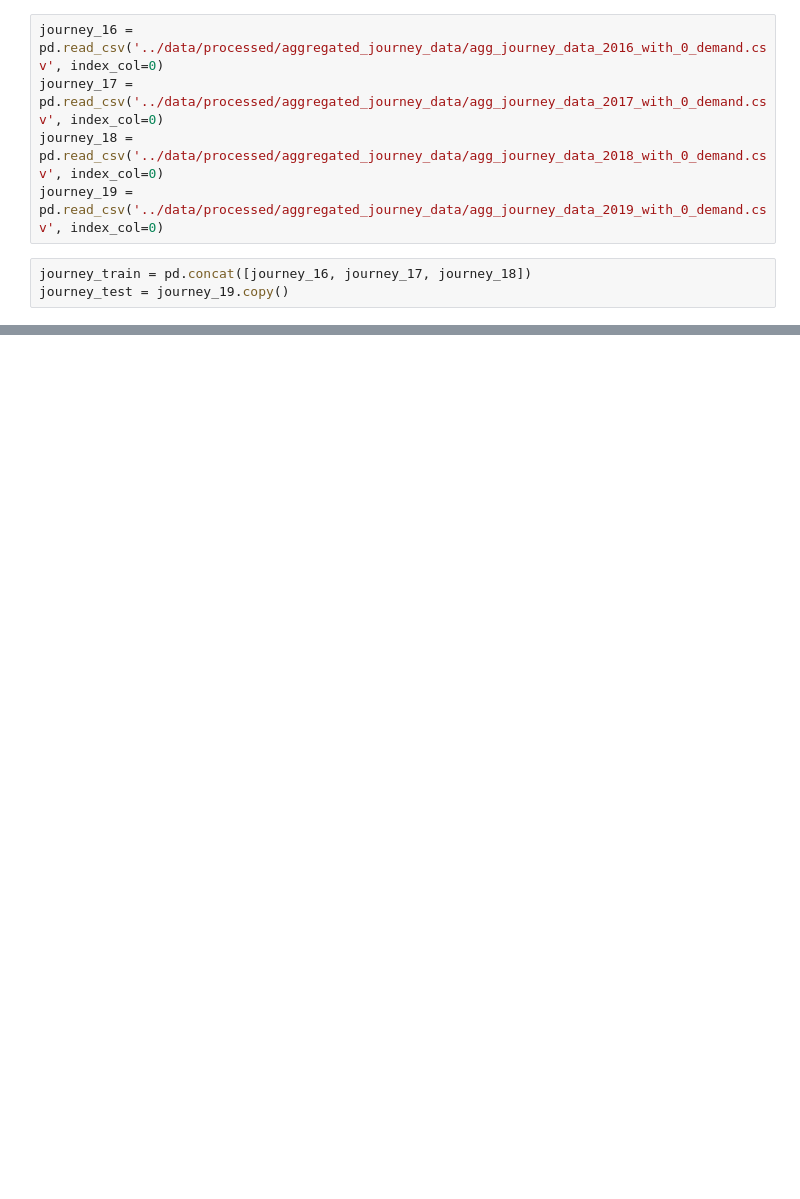
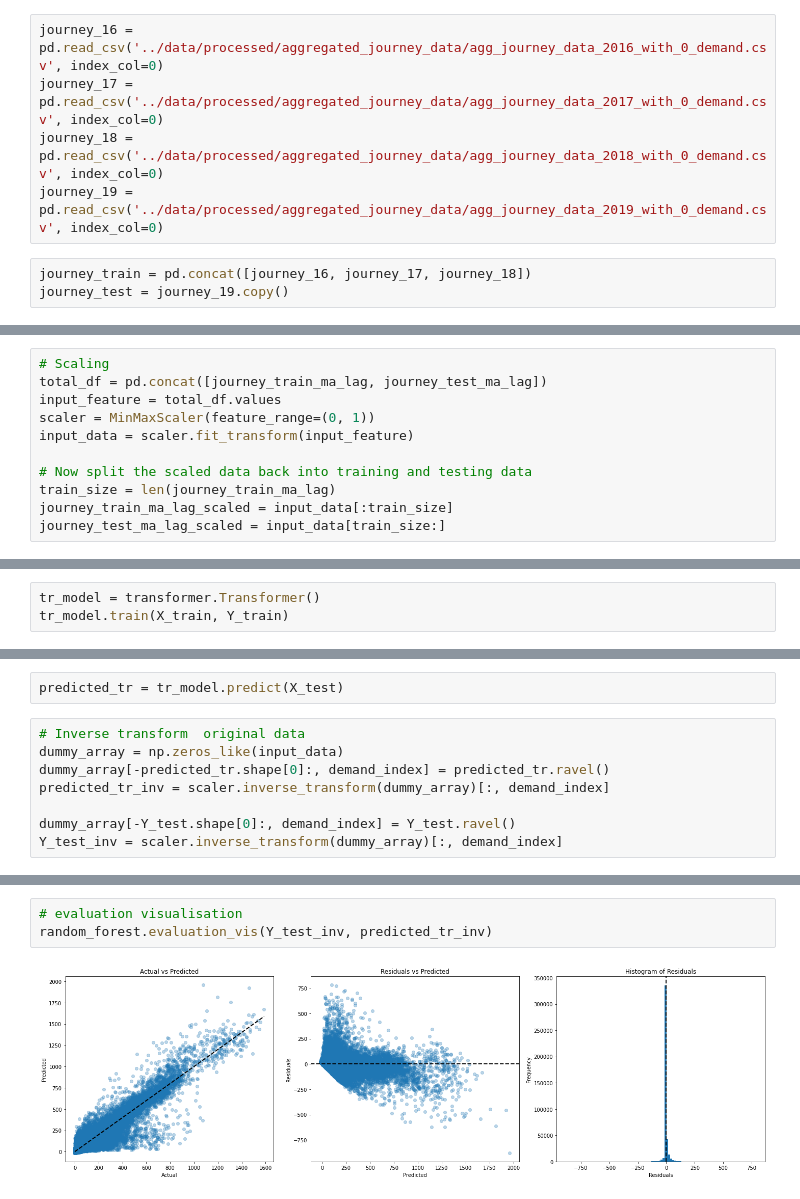
Before and after one commit to tabeaeggler/UrbanMobility, a Jupyter notebook: notebooks/08_transformer.ipynb, the cells around one changed output, grey strips where cells are left out. Cells and saved outputs as stored; diff of their text form; blank space fills up the shorter version.

```diff
--- a/notebooks/08_transformer.ipynb
+++ b/notebooks/08_transformer.ipynb
@@ -136,0 +307,11 @@ The Mean Squared Error of the predictions is 8858.326241111405
+# %%
+# Scaling
+total_df = pd.concat([journey_train_ma_lag, journey_test_ma_lag])
+input_feature = total_df.values
+scaler = MinMaxScaler(feature_range=(0, 1))
+input_data = scaler.fit_transform(input_feature)
+
+# Now split the scaled data back into training and testing data
+train_size = len(journey_train_ma_lag)
+journey_train_ma_lag_scaled = input_data[:train_size]
+journey_test_ma_lag_scaled = input_data[train_size:]
@@ -136,0 +510,3 @@ The Mean Squared Error of the predictions is 8858.326241111405
+# %%
+tr_model = transformer.Transformer()
+tr_model.train(X_train, Y_train)
@@ -136,0 +517,10 @@ The Mean Squared Error of the predictions is 8858.326241111405
+# %%
+predicted_tr = tr_model.predict(X_test)
+# %%
+# Inverse transform  original data
+dummy_array = np.zeros_like(input_data)
+dummy_array[-predicted_tr.shape[0]:, demand_index] = predicted_tr.ravel()
+predicted_tr_inv = scaler.inverse_transform(dummy_array)[:, demand_index]
+
+dummy_array[-Y_test.shape[0]:, demand_index] = Y_test.ravel()
+Y_test_inv = scaler.inverse_transform(dummy_array)[:, demand_index]
@@ -136,0 +545,5 @@ The Mean Squared Error of the predictions is 8858.326241111405
+# %%
+# evaluation visualisation
+random_forest.evaluation_vis(Y_test_inv, predicted_tr_inv)
+# %% [output]
+[figure, added]
```
Also changed, not shown: parts of 40 cells of this notebook, 1 other file.
